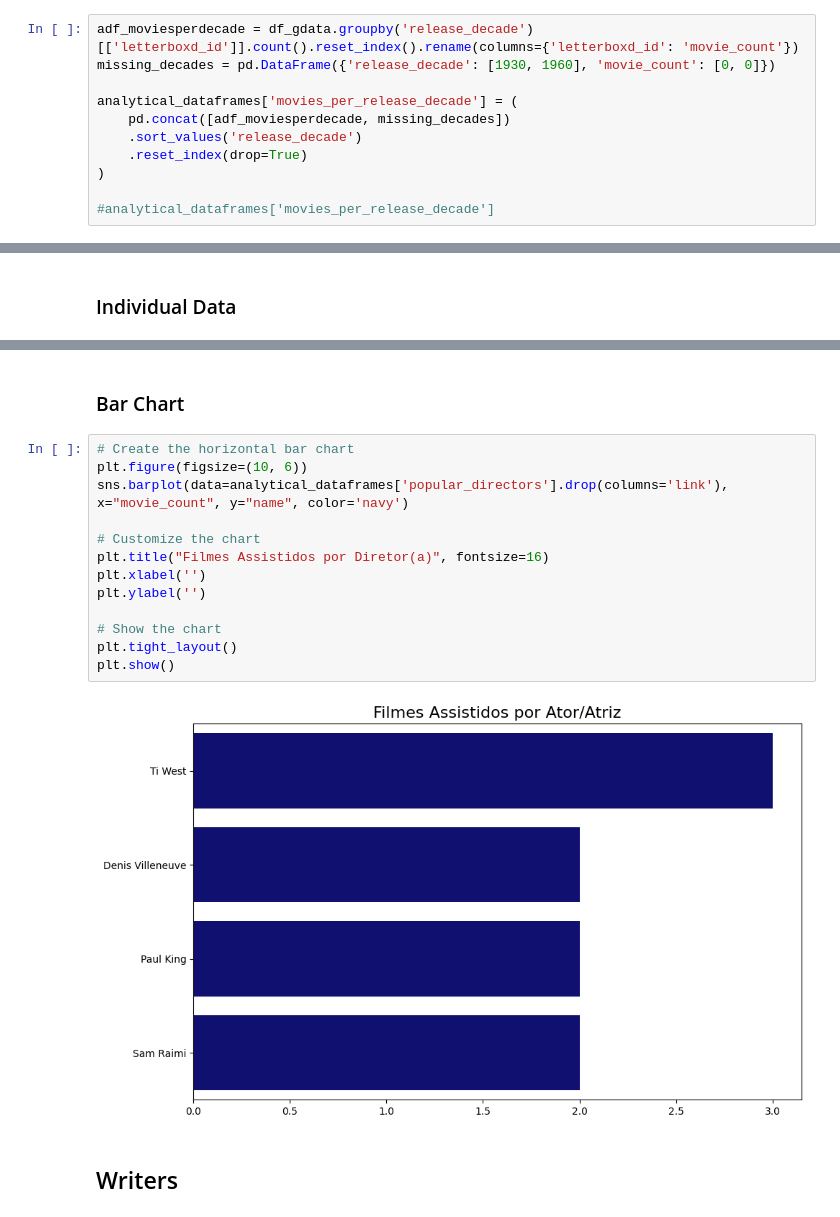
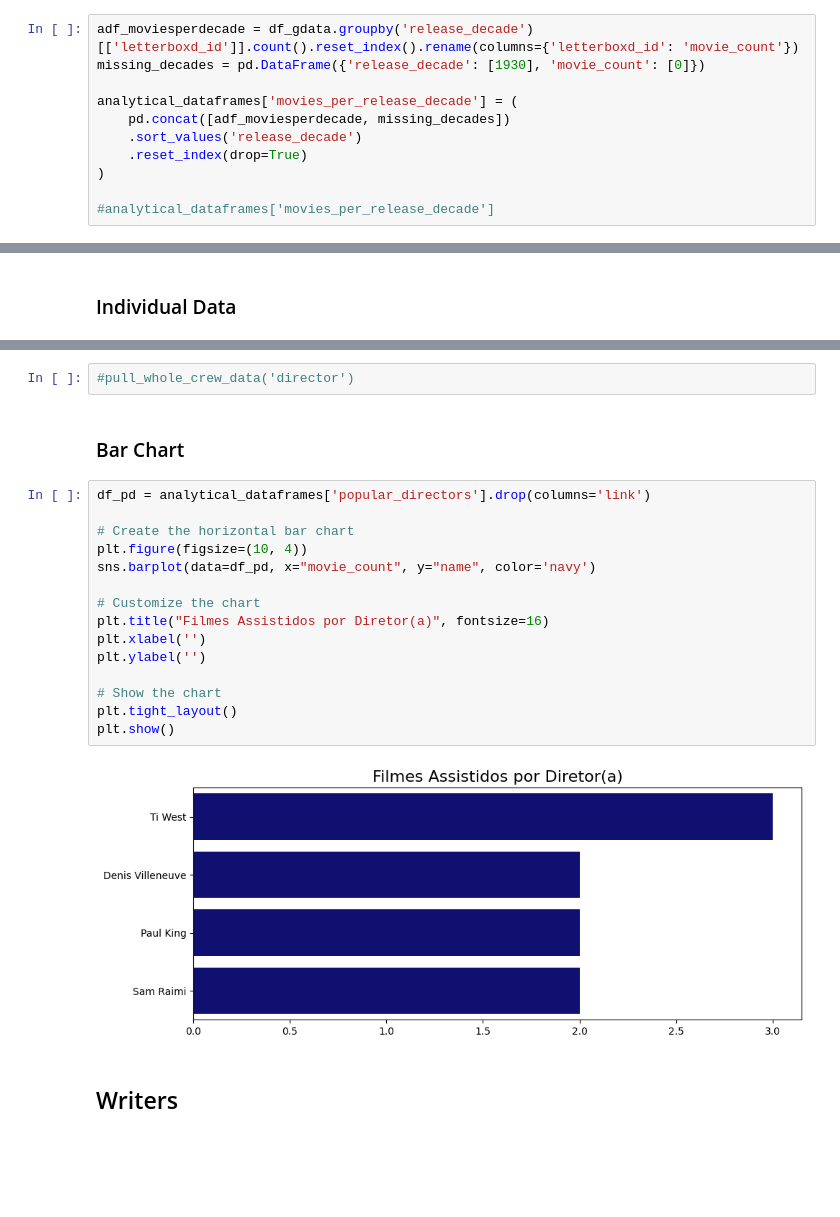
Before and after one commit to oextraordimario/letterboxd_analysis, a Jupyter notebook: movies_analysis.ipynb, the cells around one changed output, grey strips where cells are left out. Saved outputs shown, nothing was run; the diff lists cells and outputs as text; blank space fills up the shorter version.

Commit message:
Updated data and fixed a few spelling errors.

```diff
--- a/movies_analysis.ipynb
+++ b/movies_analysis.ipynb
@@ -350,7 +350,7 @@ analytical_dataframes['main_metrics'] = pd.DataFrame([main_metrics_dict])
 #analytical_dataframes['main_metrics']
 # %%
 adf_moviesperdecade = df_gdata.groupby('release_decade')[['letterboxd_id']].count().reset_index().rename(columns={'letterboxd_id': 'movie_count'})
-missing_decades = pd.DataFrame({'release_decade': [1930, 1960], 'movie_count': [0, 0]})
+missing_decades = pd.DataFrame({'release_decade': [1930], 'movie_count': [0]})
 
 analytical_dataframes['movies_per_release_decade'] = (
     pd.concat([adf_moviesperdecade, missing_decades])
@@ -745,19 +708,23 @@ Evil Dead II
+# %%
+#pull_whole_crew_data('director')
 # %% [markdown]
 ### Bar Chart
 # %%
+df_pd = analytical_dataframes['popular_directors'].drop(columns='link')
+
 # Create the horizontal bar chart
-plt.figure(figsize=(10, 6))
-sns.barplot(data=analytical_dataframes['popular_directors'].drop(columns='link'), x="movie_count", y="name", color='navy')
+plt.figure(figsize=(10, 4))
+sns.barplot(data=df_pd, x="movie_count", y="name", color='navy')
 
 # Customize the chart
 plt.title("Filmes Assistidos por Diretor(a)", fontsize=16)
 plt.xlabel('')
 plt.ylabel('')
 
 # Show the chart
 plt.tight_layout()
 plt.show()
 # %% [output]
-[figure, old version]
+[figure, new version]
 # %% [markdown]
 ## Writers
```
Also changed, not shown: parts of 28 cells of this notebook, 1 other file.
